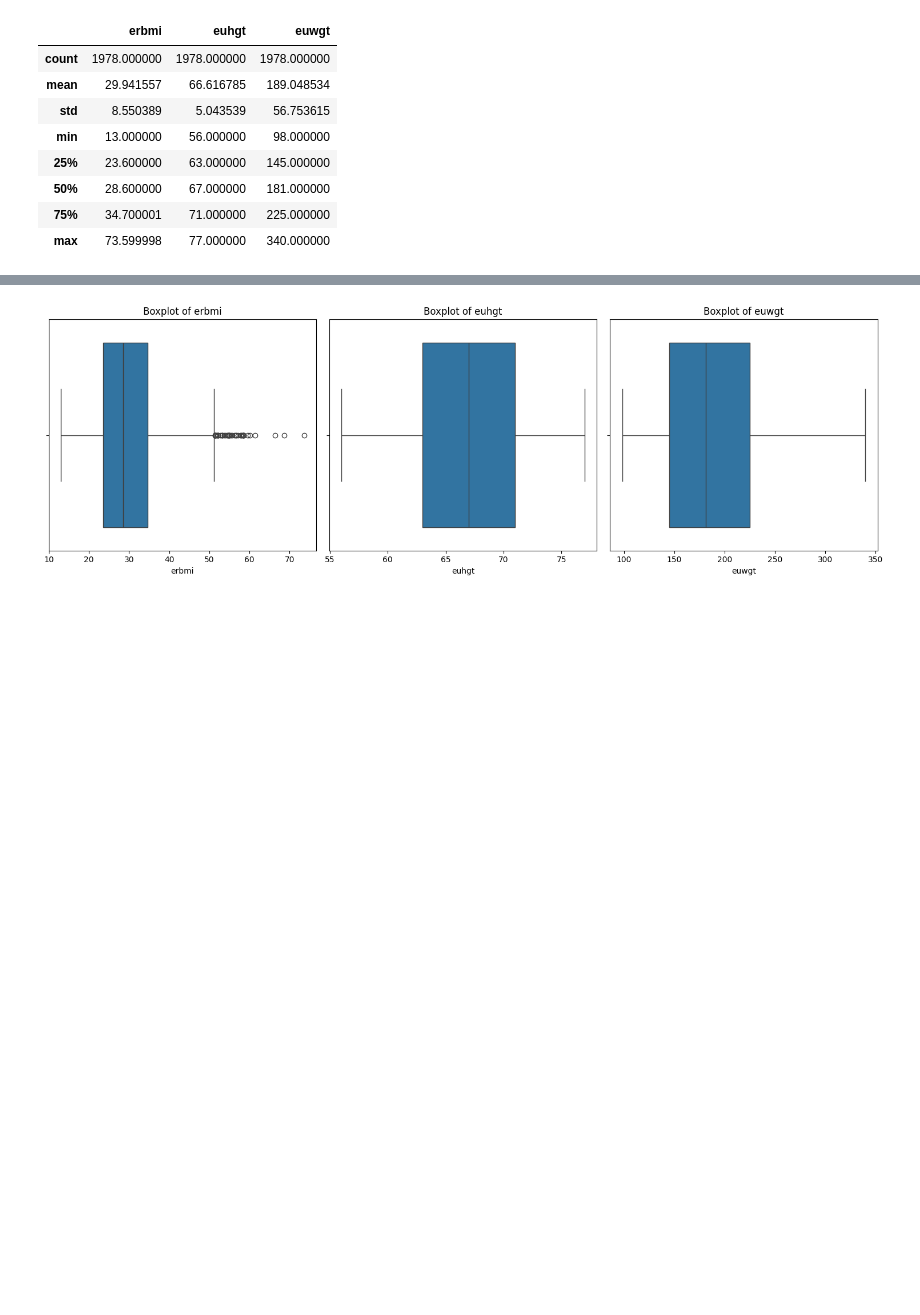
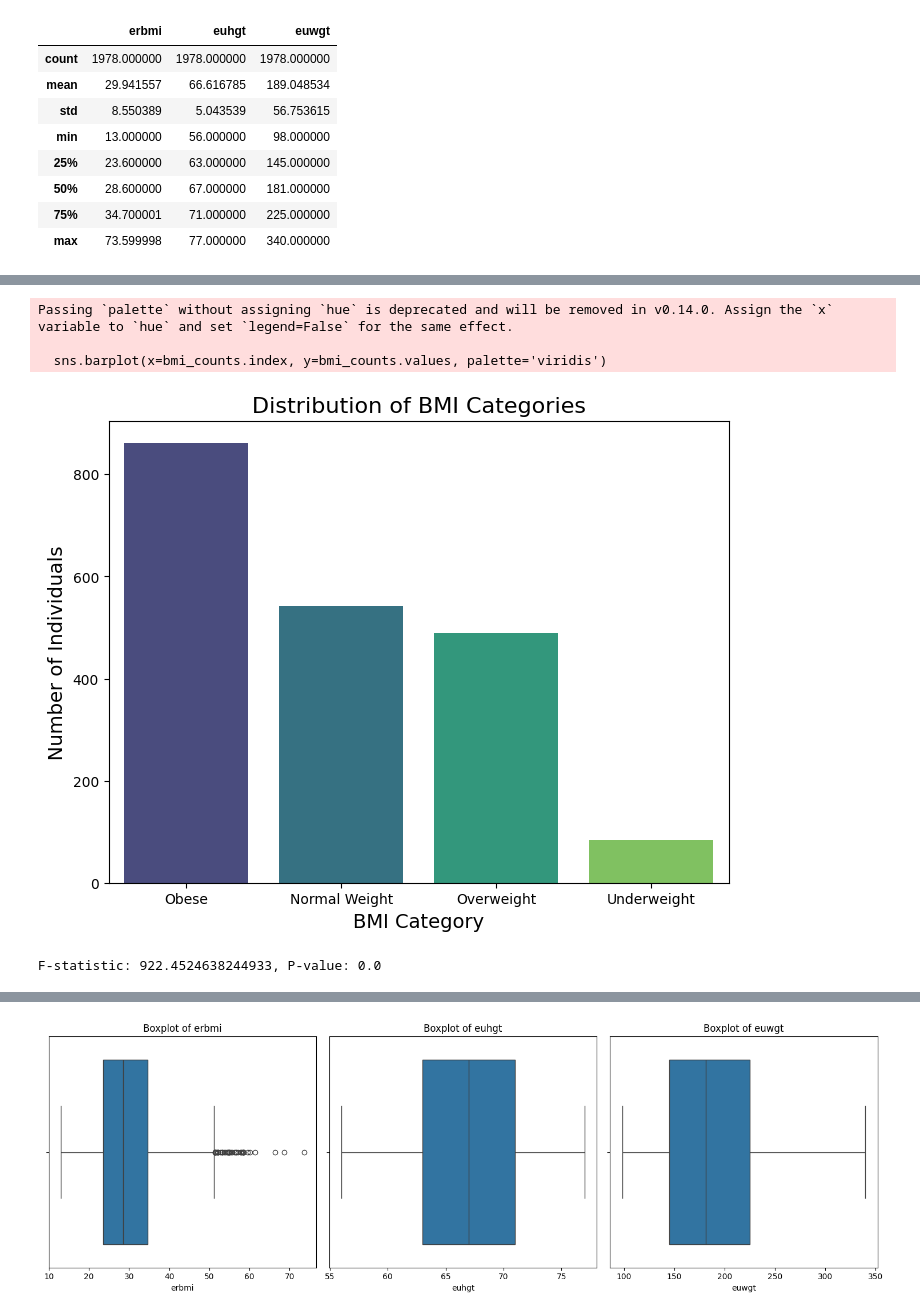
Before and after one commit to rukayat-balogun/Project, a Jupyter notebook: FinalSemesterProject/Webapp/analysis.ipynb, the cells around one changed output, grey strips where cells are left out. Drawn from its saved outputs; the diff is of its cells as text; code cells hidden in the pictures; blank space fills up the shorter version.

```diff
--- a/FinalSemesterProject/Webapp/analysis.ipynb
+++ b/FinalSemesterProject/Webapp/analysis.ipynb
@@ -200,0 +241,21 @@ df.describe()
+# %%
+import pandas as pd
+
+# Define the function to categorize BMI
+def categorize_bmi(bmi):
+    if bmi < 18.5:
+        return 'Underweight'
+    elif 18.5 <= bmi <= 24.9:
+        return 'Normal Weight'
+    elif 25 <= bmi <= 29.9:
+        return 'Overweight'
+    elif bmi >= 30:
+        return 'Obese'
+    else:
+        return 'Invalid'
+
+# Apply the function to create a new column in the DataFrame
+df['bmi_category'] = df['erbmi'].apply(categorize_bmi)
+
+# Display the first few rows to verify
+# print(df[['erbmi', 'bmi_category']].head())
@@ -200,0 +290,34 @@ df.describe()
+# %%
+# Count the number of occurrences in each BMI category
+bmi_counts = df['bmi_category'].value_counts()
+
+# Create a bar chart
+plt.figure(figsize=(8, 6))
+sns.barplot(x=bmi_counts.index, y=bmi_counts.values, palette='viridis')
+
+# Add titles and labels
+plt.title('Distribution of BMI Categories', fontsize=16)
+plt.xlabel('BMI Category', fontsize=14)
+plt.ylabel('Number of Individuals', fontsize=14)
+
+# Show the plot
+plt.show()
+# %% [output]
+Passing `palette` without assigning `hue` is deprecated and will be removed in v0.14.0. Assign the `x` variable to `hue` and set `legend=False` for the same effect.
+
+  sns.barplot(x=bmi_counts.index, y=bmi_counts.values, palette='viridis')
+[figure, added]
+# %%
+from scipy.stats import f_oneway
+
+# Group the data by BMI categories
+underweight = df[df['bmi_category'] == 'Underweight']['euwgt']
+normal_weight = df[df['bmi_category'] == 'Normal Weight']['euwgt']
+overweight = df[df['bmi_category'] == 'Overweight']['euwgt']
+obese = df[df['bmi_category'] == 'Obese']['euwgt']
+
+# Perform ANOVA
+f_stat, p_value = f_oneway(underweight, normal_weight, overweight, obese)
+print(f"F-statistic: {f_stat}, P-value: {p_value}")
+# %% [output]
+F-statistic: 922.4524638244933, P-value: 0.0
```
Also changed, not shown: parts of 16 cells of this notebook, 3 other files.
